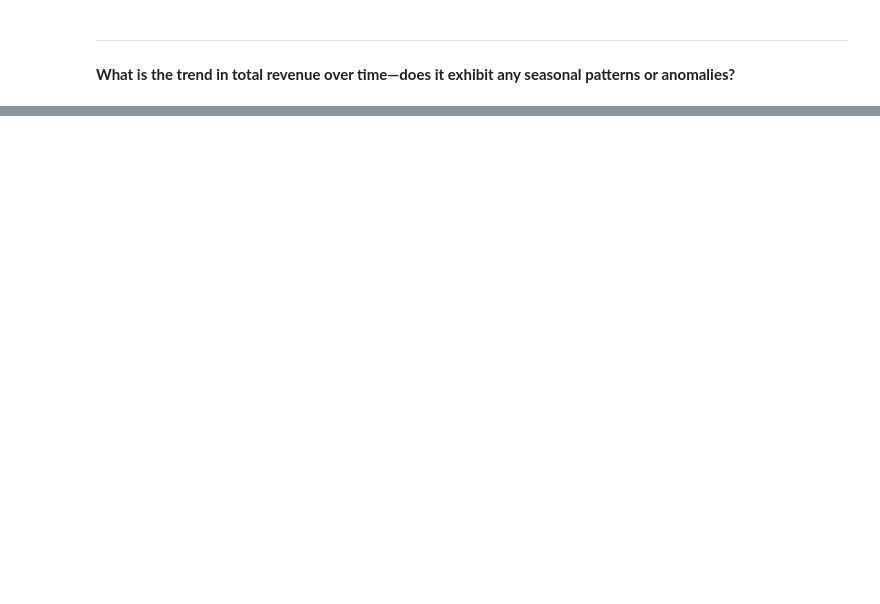
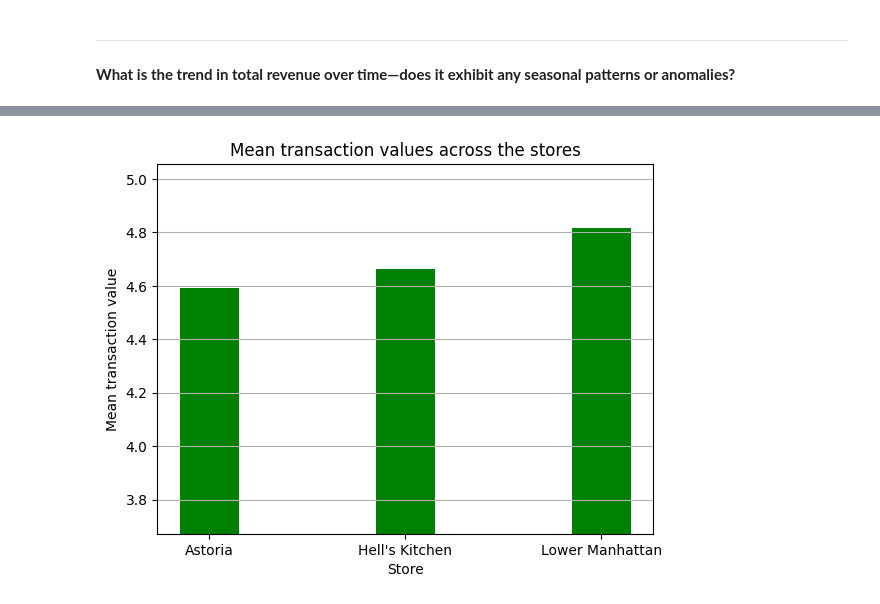
Before and after one commit to Michael-Kornilich/coffee_shop_analysis, a Jupyter notebook: script.ipynb, the cells around one changed output, grey strips where cells are left out. Saved outputs shown, nothing was run; the diff lists cells and outputs as text; code cells hidden in the pictures; blank space fills up the shorter version.

```diff
--- a/script.ipynb
+++ b/script.ipynb
@@ -204,0 +319,21 @@ ax.set_ylabel("Revenue");
+# %%
+mean_trans_value = records.groupby("store_location",observed=True).apply(
+    lambda df: (df["unit_price"] * df["transaction_qty"]).mean(),
+    include_groups=False
+)
+# %%
+# charting
+ax = plt.subplot()
+ax.bar(
+    x=mean_trans_value.index,
+    height=mean_trans_value.array,
+    width=0.3,
+    color="green"
+)
+ax.set_title("Mean transaction values across the stores")
+ax.set_xlabel("Store")
+ax.set_ylabel("Mean transaction value")
+ax.set_ylim(mean_trans_value.min()*0.8,mean_trans_value.max()*1.05);
+ax.grid(axis="y");
+# %% [output]
+[figure, added]
```
Also changed, not shown: parts of 17 cells of this notebook, 1 other file.
